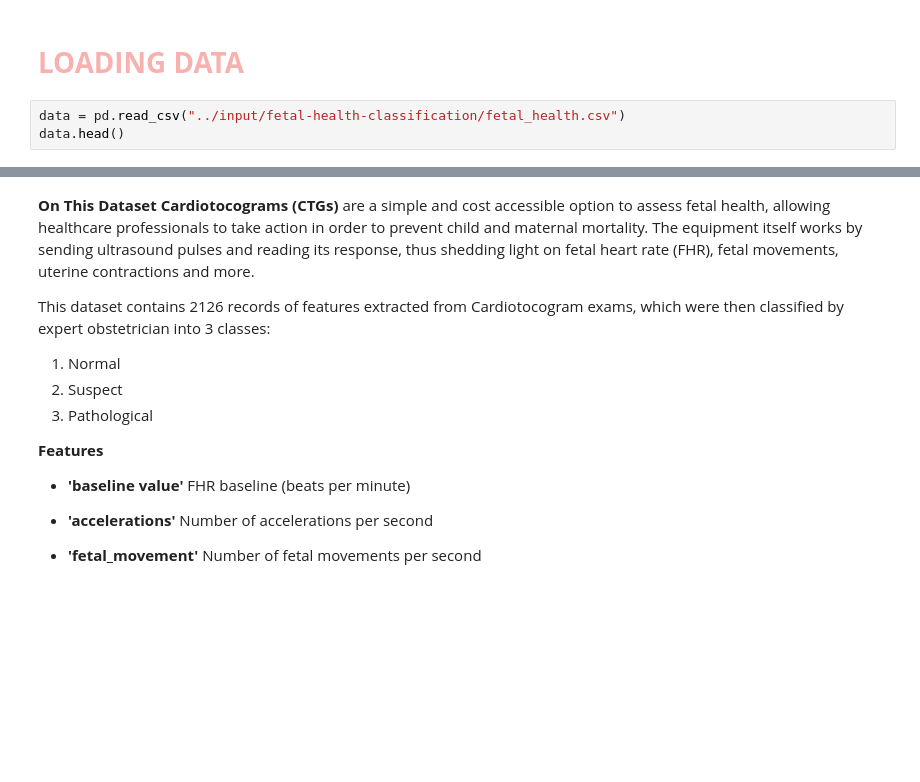
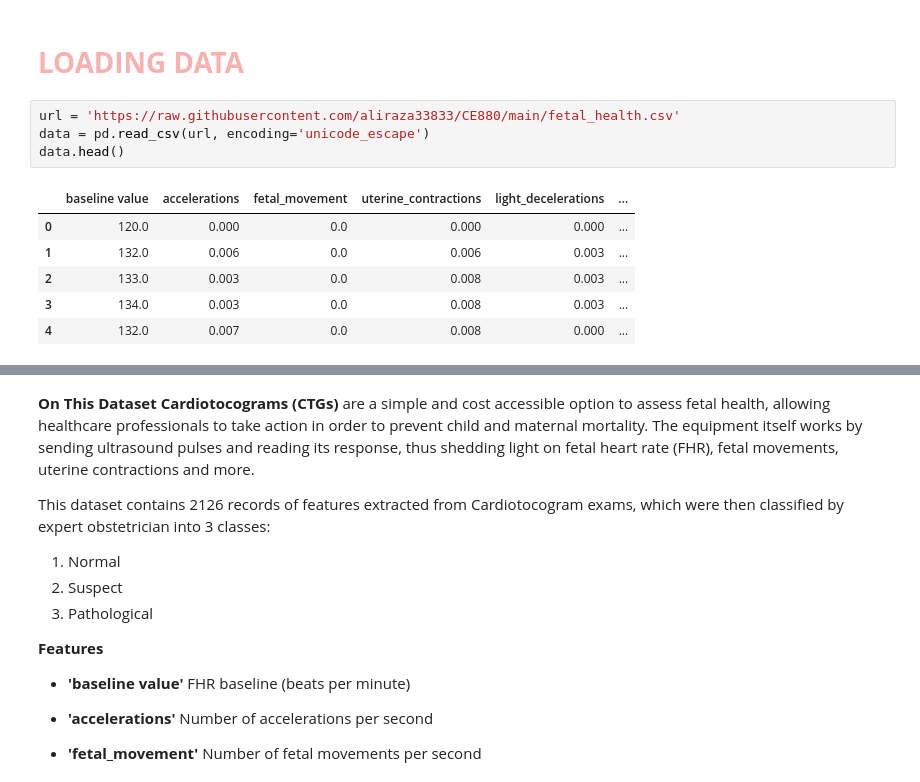
Before and after one commit to aliraza33833/CE880labcoursework, a Jupyter notebook: CaseStudy/fetal_health_classification.ipynb, the cells around one changed output, grey strips where cells are left out. Drawn from its saved outputs; the diff is of its cells as text; blank space fills up the shorter version.

```diff
--- a/CaseStudy/fetal_health_classification.ipynb
+++ b/CaseStudy/fetal_health_classification.ipynb
@@ -67,8 +65,16 @@ from sklearn.metrics import roc_curve, auc, roc_auc_score
 np.random.seed(0)
 # %% [markdown]
 # **<span style="color:#F7B2B0;">LOADING DATA</span>**
-# %%
-data = pd.read_csv("../input/fetal-health-classification/fetal_health.csv")
-data.head()
+# %%
+url = 'https://raw.githubusercontent.com/aliraza33833/CE880/main/fetal_health.csv'
+data = pd.read_csv(url, encoding='unicode_escape')
+data.head()
+# %% [output]
+|  | baseline value | accelerations | fetal_movement | uterine_contractions | light_decelerations | ... |
+| 0 | 120.0 | 0.000 | 0.0 | 0.000 | 0.000 | ... |
+| 1 | 132.0 | 0.006 | 0.0 | 0.006 | 0.003 | ... |
+| 2 | 133.0 | 0.003 | 0.0 | 0.008 | 0.003 | ... |
+| 3 | 134.0 | 0.003 | 0.0 | 0.008 | 0.003 | ... |
+| 4 | 132.0 | 0.007 | 0.0 | 0.008 | 0.000 | ... |
 # %%
 data.info()
```
Also changed, not shown: parts of 5 cells of this notebook.
